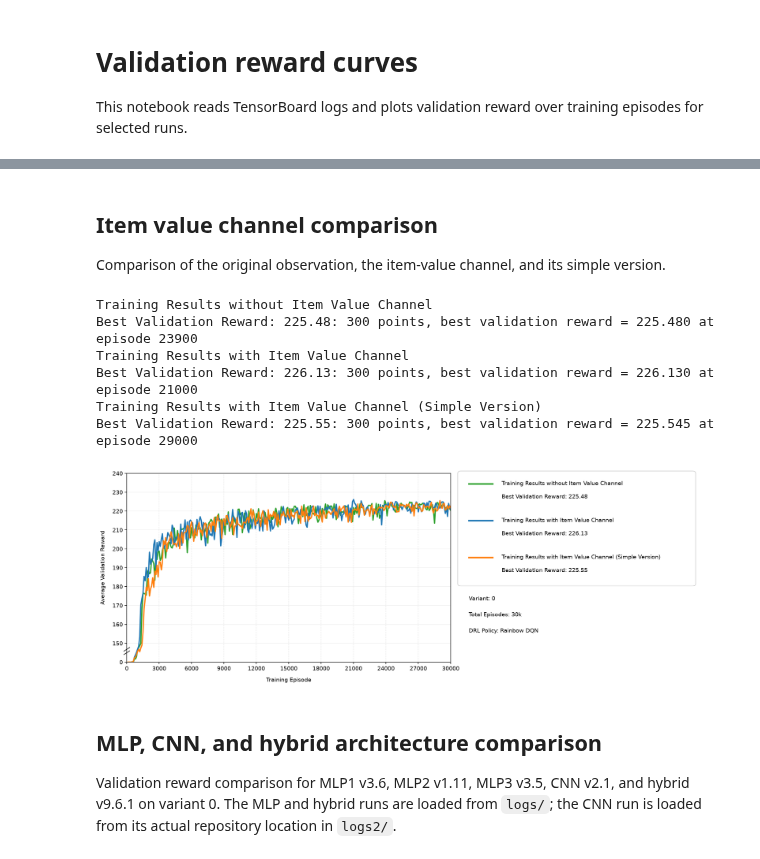
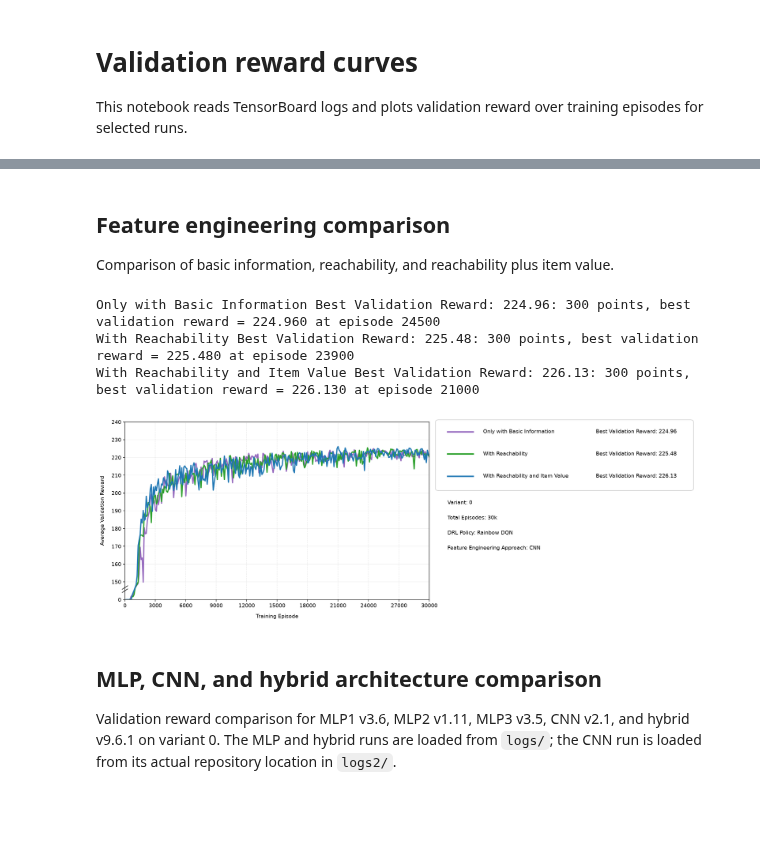
Before and after one commit to Lirong-Zhuang/CodingLab_DRL_team, a Jupyter notebook: statistic/validation_reward_curves.ipynb, the cells around one changed output, grey strips where cells are left out. Saved outputs shown, nothing was run; the diff lists cells and outputs as text; code cells hidden in the pictures; blank space fills up the shorter version.

```diff
--- a/statistic/validation_reward_curves.ipynb
+++ b/statistic/validation_reward_curves.ipynb
@@ -96,6 +96,8 @@ def plot_validation_curves(
     compressed_y_threshold: float | None = None,
     policy_name: str = "Rainbow DQN",
     x_tick_interval: int = 3000,
+    feature_engineering_approach: str | None = None,
+    best_reward_x: float = 0.36,
 ):
     if not curves:
         raise RuntimeError("No curves were loaded. Check RUNS and LOG_ROOT above.")
@@ -182,7 +184,7 @@ def plot_validation_curves(
         )
         if best_reward_label is not None:
             legend_ax.text(
-                0.36,
+                best_reward_x,
                 current_y,
                 best_reward_label,
                 transform=legend_ax.transAxes,
@@ -210,6 +212,8 @@ def plot_validation_curves(
         f"Total Episodes: {total_episodes // 1000}k",
         f"DRL Policy: {policy_name}",
     ]
+    if feature_engineering_approach is not None:
+        info_lines.append(f"Feature Engineering Approach: {feature_engineering_approach}")
     for line_idx, info_line in enumerate(info_lines):
         legend_ax.text(
             legend_x,
@@ -351,48 +324,47 @@ Best Validation Reward: 224.96: 300 points, best validation reward = 224.960 at
 # %% [markdown]
-## Item value channel comparison
+## Feature engineering comparison
 
-Comparison of the original observation, the item-value channel, and its simple version.
+Comparison of basic information, reachability, and reachability plus item value.
 # %%
-ITEM_VALUE_RUNS = [
+FEATURE_ENGINEERING_RUNS = [
     {
-        "name": "Training Results without Item Value Channel\nBest Validation Reward: 225.48",
+        "name": "Only with Basic Information Best Validation Reward: 224.96",
+        "path": LOG_ROOT / "DQN_v8.5.28_variant_0",
+        "color": "tab:purple",
+    },
+    {
+        "name": "With Reachability Best Validation Reward: 225.48",
         "path": LOG_ROOT / "DQN_v8.9.2_variant_0",
         "color": "tab:green",
     },
     {
-        "name": "Training Results with Item Value Channel\nBest Validation Reward: 226.13",
+        "name": "With Reachability and Item Value Best Validation Reward: 226.13",
         "path": LOG_ROOT / "DQN_v8.11.10_variant_0",
         "color": "tab:blue",
     },
-    {
-        "name": "Training Results with Item Value Channel (Simple Version)\nBest Validation Reward: 225.55",
-        "path": LOG_ROOT / "DQN_v8.12.1_variant_0",
-        "color": "tab:orange",
-    },
 ]
 
-item_value_curves, item_value_missing_runs = load_curves(
-    ITEM_VALUE_RUNS,
+feature_engineering_curves, feature_engineering_missing_runs = load_curves(
+    FEATURE_ENGINEERING_RUNS,
     total_episodes=30_000,
 )
-print_curve_summary(item_value_curves, item_value_missing_runs)
-item_value_fig, item_value_ax = plot_validation_curves(
-    item_value_curves,
+print_curve_summary(feature_engineering_curves, feature_engineering_missing_runs)
+feature_engineering_fig, feature_engineering_ax = plot_validation_curves(
+    feature_engineering_curves,
     variant=VARIANT,
     total_episodes=30_000,
     axis_width=8.0,
-    right_panel_width=6.5,
+    right_panel_width=7.5,
     compressed_y_threshold=150,
+    feature_engineering_approach="CNN",
+    best_reward_x=0.55,
 )
 plt.show()
 # %% [output]
-Training Results without Item Value Channel
-Best Validation Reward: 225.48: 300 points, best validation reward = 225.480 at episode 23900
-Training Results with Item Value Channel
-Best Validation Reward: 226.13: 300 points, best validation reward = 226.130 at episode 21000
-Training Results with Item Value Channel (Simple Version)
-Best Validation Reward: 225.55: 300 points, best validation reward = 225.545 at episode 29000
+Only with Basic Information Best Validation Reward: 224.96: 300 points, best validation reward = 224.960 at episode 24500
+With Reachability Best Validation Reward: 225.48: 300 points, best validation reward = 225.480 at episode 23900
+With Reachability and Item Value Best Validation Reward: 226.13: 300 points, best validation reward = 226.130 at episode 21000
-[figure, old version]
+[figure, new version]
 # %% [markdown]
 ## MLP, CNN, and hybrid architecture comparison
 
```
Also changed, not shown: parts of 3 cells of this notebook, 4 other files.
